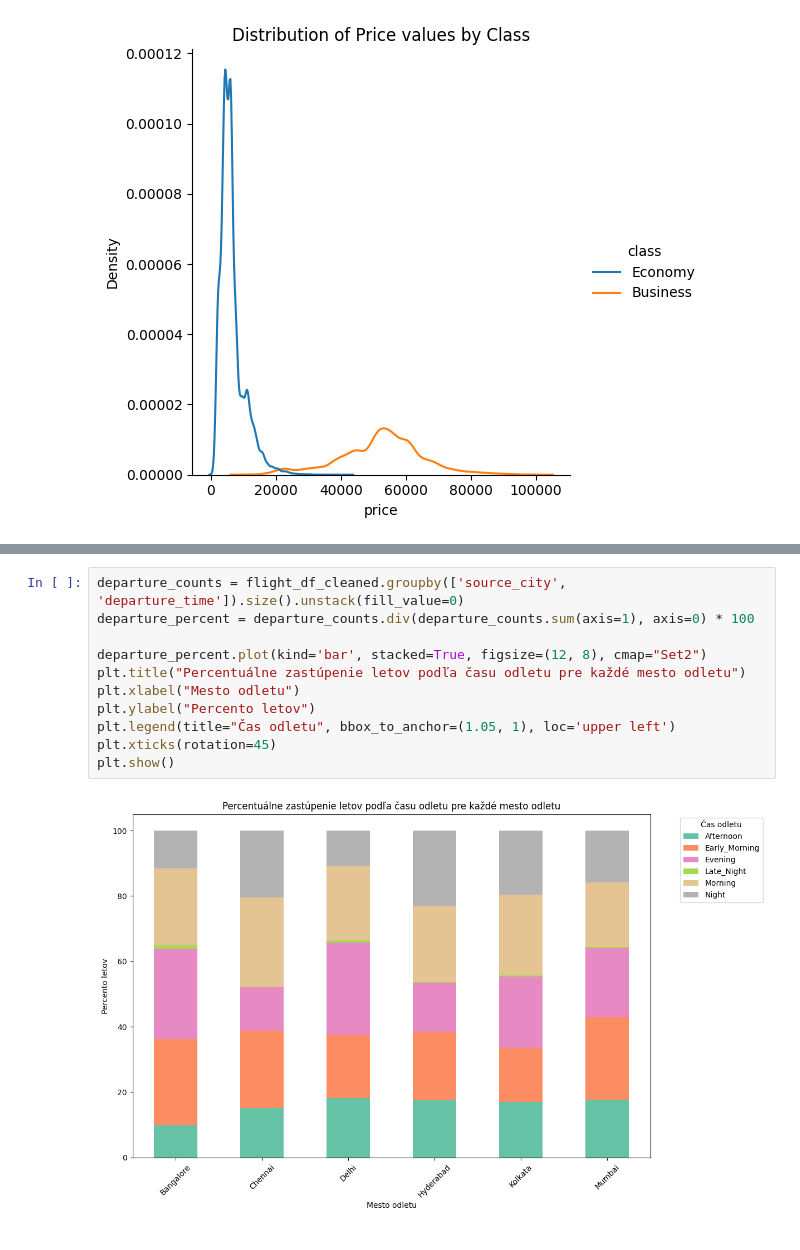
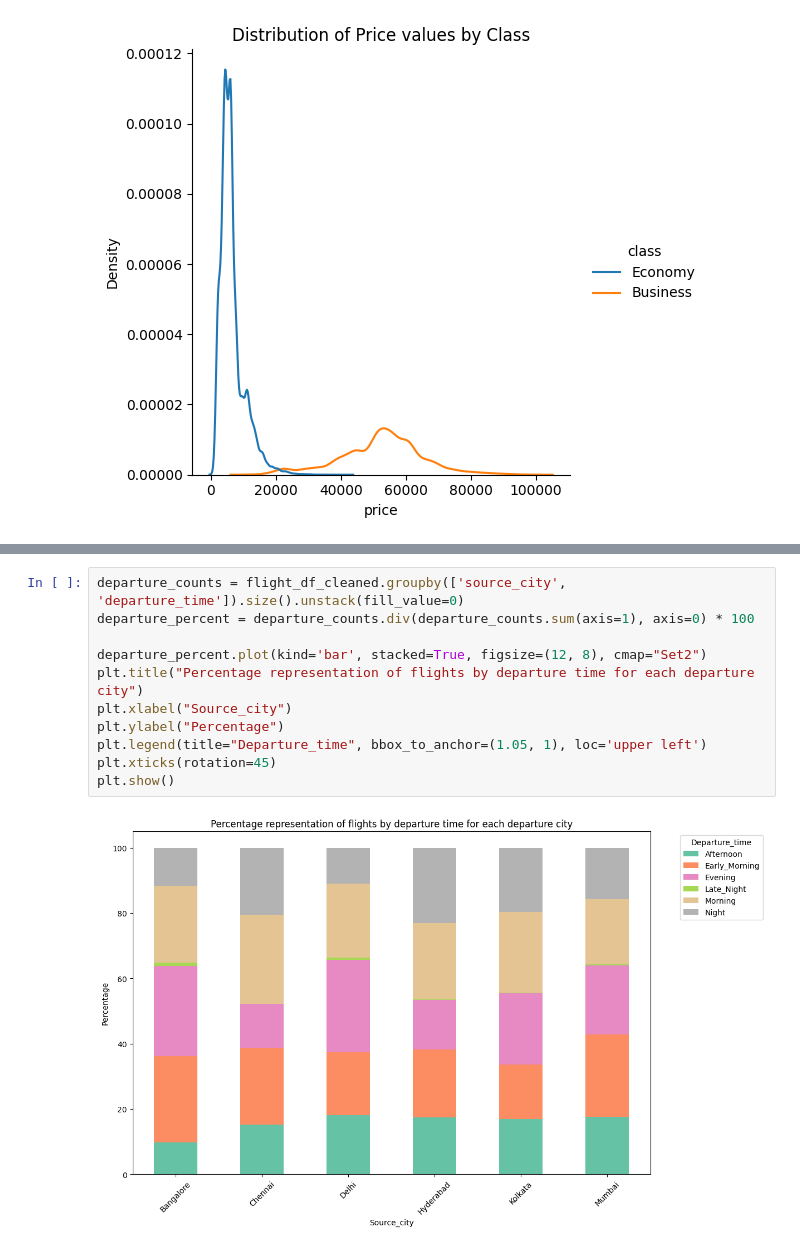
Before and after one commit to OndrejKocak/suns, a Jupyter notebook: zadanie2/zadanie2.ipynb, the cells around one changed output, grey strips where cells are left out. Drawn from its saved outputs; the diff is of its cells as text.

```diff
--- a/zadanie2/zadanie2.ipynb
+++ b/zadanie2/zadanie2.ipynb
@@ -641,16 +626,16 @@ plt.show()
 # %%
 departure_counts = flight_df_cleaned.groupby(['source_city', 'departure_time']).size().unstack(fill_value=0)
 departure_percent = departure_counts.div(departure_counts.sum(axis=1), axis=0) * 100
 
 departure_percent.plot(kind='bar', stacked=True, figsize=(12, 8), cmap="Set2")
-plt.title("Percentuálne zastúpenie letov podľa času odletu pre každé mesto odletu")
-plt.xlabel("Mesto odletu")
-plt.ylabel("Percento letov")
-plt.legend(title="Čas odletu", bbox_to_anchor=(1.05, 1), loc='upper left')
+plt.title("Percentage representation of flights by departure time for each departure city")
+plt.xlabel("Source_city")
+plt.ylabel("Percentage")
+plt.legend(title="Departure_time", bbox_to_anchor=(1.05, 1), loc='upper left')
 plt.xticks(rotation=45)
 plt.show()
 # %% [output]
-[figure, old version]
+[figure, new version]
 # %%
 arrival_time_counts = flight_df_cleaned['arrival_time'].value_counts(normalize=True) * 100  # Prevod na percentá
 
```
Also changed, not shown: parts of 8 cells of this notebook, 1 other file.
